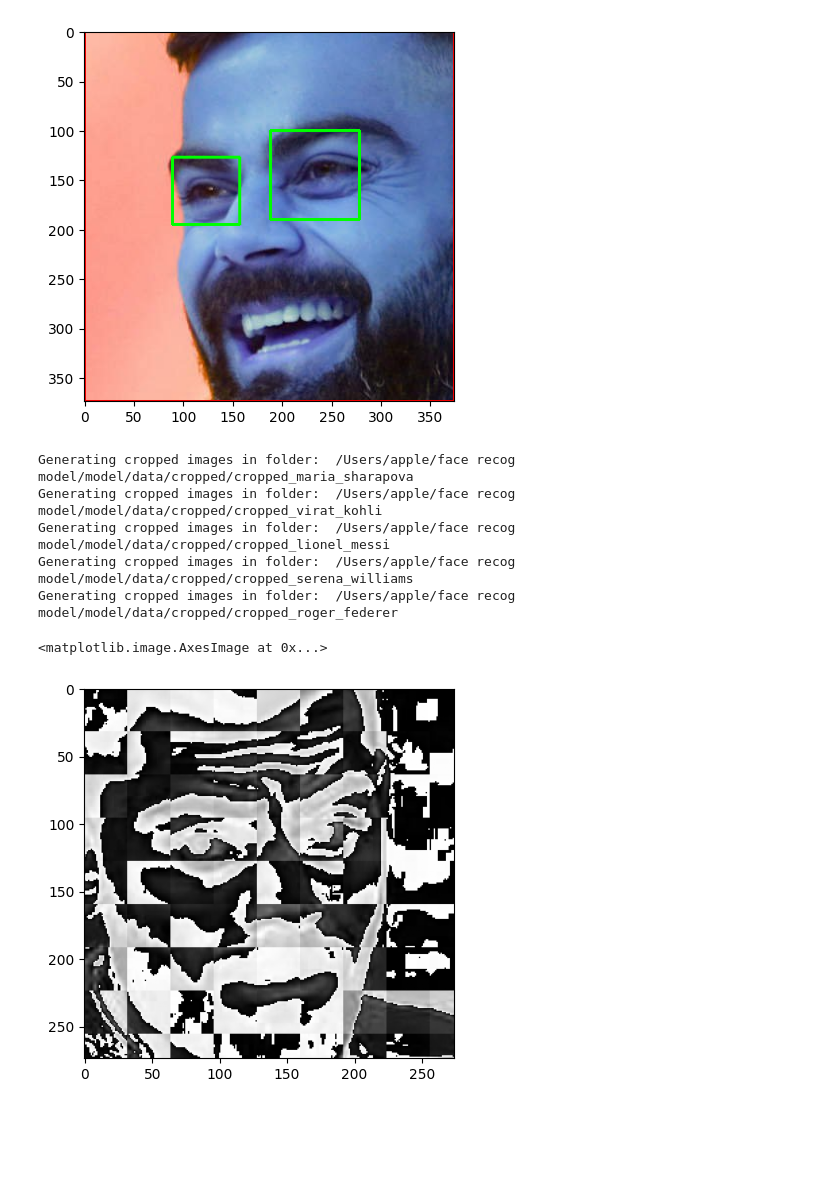
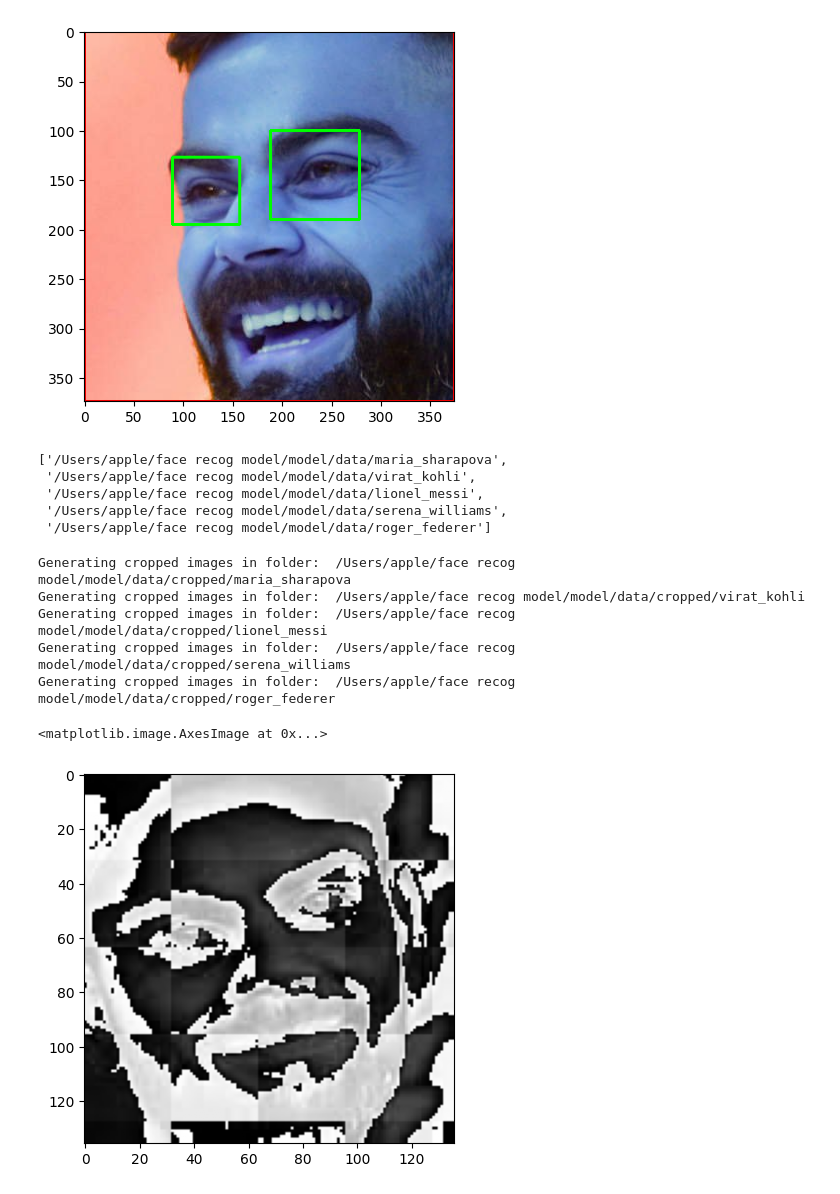
Before and after one commit to Shaurya-aswal/face-recognition-project, a Jupyter notebook: model/face recog model .ipynb, the cells around one changed output. Cells and saved outputs as stored; diff of their text form; code cells hidden in the pictures; blank space fills up the shorter version.

```diff
--- a/model/opencv/haarcascades/face recog model .ipynb
+++ b/model/face recog model .ipynb
@@ -80,6 +80,13 @@ import shutil
 if os.path.exists(path_to_cr_data):
      shutil.rmtree(path_to_cr_data)
 os.mkdir(path_to_cr_data)
+img_dirs
+# %% [output]
+['/Users/apple/face recog model/model/data/maria_sharapova',
+ '/Users/apple/face recog model/model/data/virat_kohli',
+ '/Users/apple/face recog model/model/data/lionel_messi',
+ '/Users/apple/face recog model/model/data/serena_williams',
+ '/Users/apple/face recog model/model/data/roger_federer']
 # %%
 cropped_image_dirs = []
 celebrity_file_names_dict = {}
@@ -88,54 +95,53 @@ for img_dir in img_dirs:
     celebrity_name = img_dir.split('/')[-1]
     celebrity_file_names_dict[celebrity_name] = []
     for entry in os.scandir(img_dir):
-        roi_color = img_eye(entry.path)
+        roi_color = get_cropped_image_if_2_eyes(entry.path)
         if roi_color is not None:
-            # Create folder as /cropped/cropped_<celebrity_name>
-            cropped_folder = os.path.join(path_to_cr_data, f"cropped_{celebrity_name}")
+            cropped_folder = path_to_cr_data + celebrity_name
             if not os.path.exists(cropped_folder):
                 os.makedirs(cropped_folder)
                 cropped_image_dirs.append(cropped_folder)
-                print("Generating cropped images in folder: ", cropped_folder)
+                print("Generating cropped images in folder: ",cropped_folder)
             cropped_file_name = celebrity_name + str(count) + ".png"
-            cropped_file_path = os.path.join(cropped_folder, cropped_file_name)
+            cropped_file_path = cropped_folder + "/" + cropped_file_name
             cv2.imwrite(cropped_file_path, roi_color)
             celebrity_file_names_dict[celebrity_name].append(cropped_file_path)
             count += 1
 # %% [output]
-Generating cropped images in folder:  /Users/apple/face recog model/model/data/cropped/cropped_maria_sharapova
-Generating cropped images in folder:  /Users/apple/face recog model/model/data/cropped/cropped_virat_kohli
-Generating cropped images in folder:  /Users/apple/face recog model/model/data/cropped/cropped_lionel_messi
-Generating cropped images in folder:  /Users/apple/face recog model/model/data/cropped/cropped_serena_williams
-Generating cropped images in folder:  /Users/apple/face recog model/model/data/cropped/cropped_roger_federer
+Generating cropped images in folder:  /Users/apple/face recog model/model/data/cropped/maria_sharapova
+Generating cropped images in folder:  /Users/apple/face recog model/model/data/cropped/virat_kohli
+Generating cropped images in folder:  /Users/apple/face recog model/model/data/cropped/lionel_messi
+Generating cropped images in folder:  /Users/apple/face recog model/model/data/cropped/serena_williams
+Generating cropped images in folder:  /Users/apple/face recog model/model/data/cropped/roger_federer
 # %%
 import numpy as np
 import pywt
 import cv2
 
 def w2d(img, mode='haar', level=1):
     imArray = img
     #Datatype conversions
     #convert to grayscale
     imArray = cv2.cvtColor( imArray,cv2.COLOR_RGB2GRAY )
     #convert to float
     imArray =  np.float32(imArray)
     imArray /= 255;
     # compute coefficients
     coeffs=pywt.wavedec2(imArray, mode, level=level)
 
     #Process Coefficients
     coeffs_H=list(coeffs)
     coeffs_H[0] *= 0;
 
     # reconstruction
     imArray_H=pywt.waverec2(coeffs_H, mode);
     imArray_H *= 255;
     imArray_H =  np.uint8(imArray_H)
 
     return imArray_H
-cropped_img = cv2.imread("/Users/apple/face recog model/model/data/cropped/cropped_virat_kohli/0eb2230fbf.jpg")
+cropped_img = cv2.imread("/Users/apple/face recog model/model/data/cropped/virat_kohli/virat_kohli43.png")
 im_har = w2d(cropped_img,'db1',5)
 plt.imshow(im_har, cmap='gray')
 # %% [output]
 <matplotlib.image.AxesImage at 0x...>
-[figure, old version]
+[figure, new version]
```
Also changed, not shown: parts of 6 cells of this notebook.
